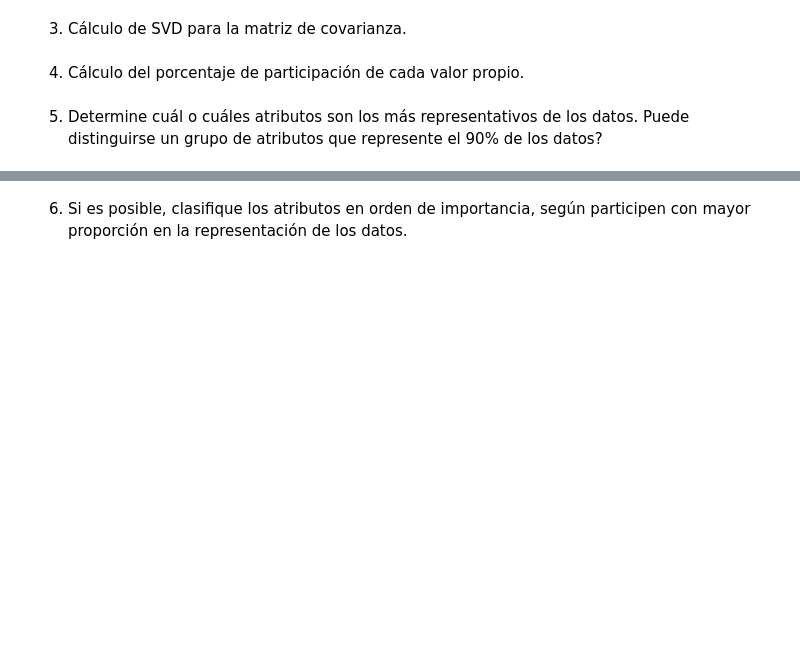
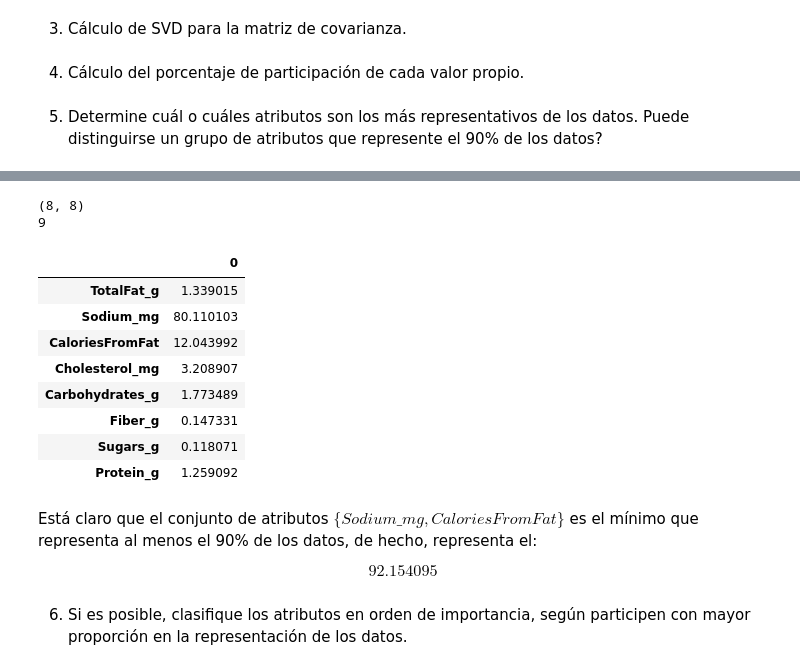
Before and after one commit to bermudez05/Siniestralidad_Bogota_BD, a Jupyter notebook: Taller 5/Taller_5.ipynb, the cells around one changed output, grey strips where cells are left out. Cells and saved outputs as stored; diff of their text form; code cells hidden in the pictures; blank space fills up the shorter version.

```diff
--- a/Taller 5/Taller_5.ipynb
+++ b/Taller 5/Taller_5.ipynb
@@ -105,2 +218,30 @@ plt.show()
+# %%
+u1 = U[:, 0]
+u1_abs = np.abs(u1)
+participacion_porcentual = (u1_abs / np.sum(u1_abs)) * 100
+
+print(U.shape)  # Debe ser (n_variables, n_variables)
+print(len(DatosNumericos.columns))  # Verifica el número de columnas
+DatosNumericos = DatosNumericos[columnas_validas]  # Solo mantener columnas en D
+
+
+pr = pd.DataFrame(participacion_porcentual,DatosNumericos.columns)
+pr
+# %% [output]
+(8, 8)
+9
+|  | 0 |
+| TotalFat_g | 1.339015 |
+| Sodium_mg | 80.110103 |
+| CaloriesFromFat | 12.043992 |
+| Cholesterol_mg | 3.208907 |
+| Carbohydrates_g | 1.773489 |
+| Fiber_g | 0.147331 |
+| Sugars_g | 0.118071 |
+| Protein_g | 1.259092 |
+# %% [markdown]
+Está claro que el conjunto de atributos $\{Sodium\_mg, CaloriesFromFat\}$ es el mínimo que representa al menos el 90% de los datos, de hecho, representa el:
+
+$$ 92.154095 $$
 # %% [markdown]
 6. Si es posible, clasifique los atributos en orden de importancia, según participen con mayor proporción en la representación de los datos.
```
Also changed, not shown: parts of 5 cells of this notebook, 1 other file.
